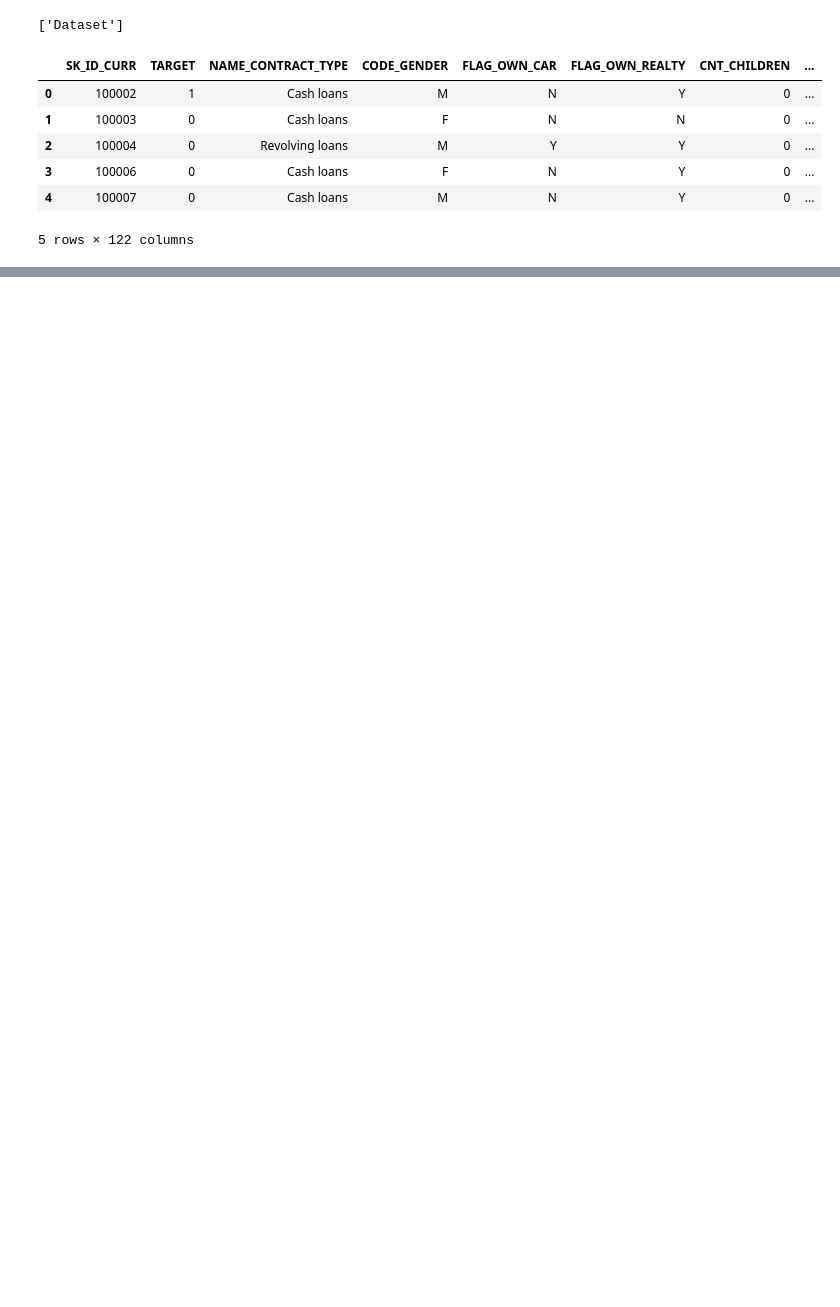
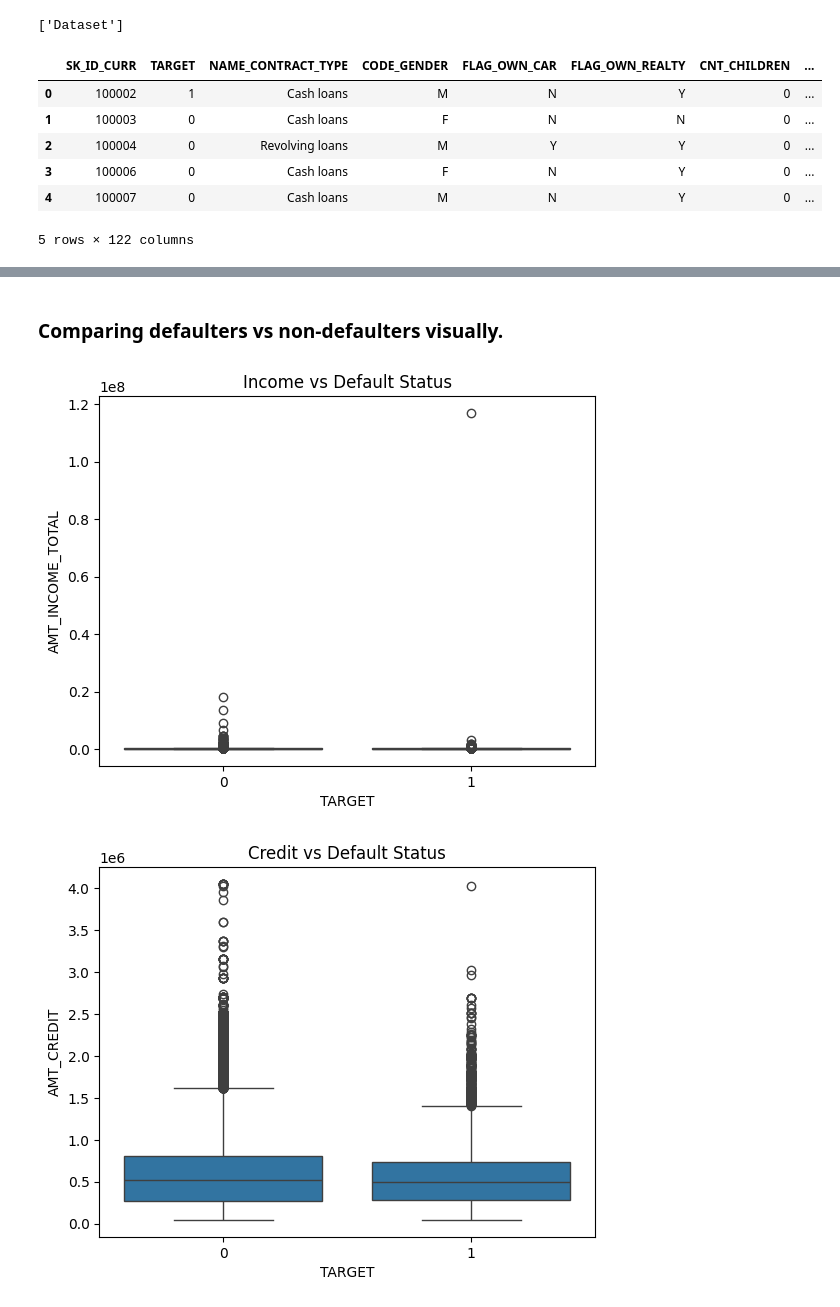
Before and after one commit to nandhakumar-v-19/Home-Loan-Default-Risk-Management, a Jupyter notebook: Home_Loan_Default_Risk_Management.ipynb, the cells around one changed output, grey strips where cells are left out. Drawn from its saved outputs; the diff is of its cells as text; code cells hidden in the pictures; blank space fills up the shorter version.

```diff
--- a/Home_Loan_Default_Risk_Management.ipynb
+++ b/Home_Loan_Default_Risk_Management.ipynb
@@ -64,0 +388,13 @@ Reinitialized existing Git repository in /content/.git/
+# %% [markdown]
+### **Comparing defaulters vs non-defaulters visually.**
+# %%
+sns.boxplot(x='TARGET', y='AMT_INCOME_TOTAL', data=app_df)
+plt.title("Income vs Default Status")
+plt.show()
+
+sns.boxplot(x='TARGET', y='AMT_CREDIT', data=app_df)
+plt.title("Credit vs Default Status")
+plt.show()
+# %% [output]
+[figure, added]
+[figure, added]
```
Also changed, not shown: parts of 41 cells of this notebook.
